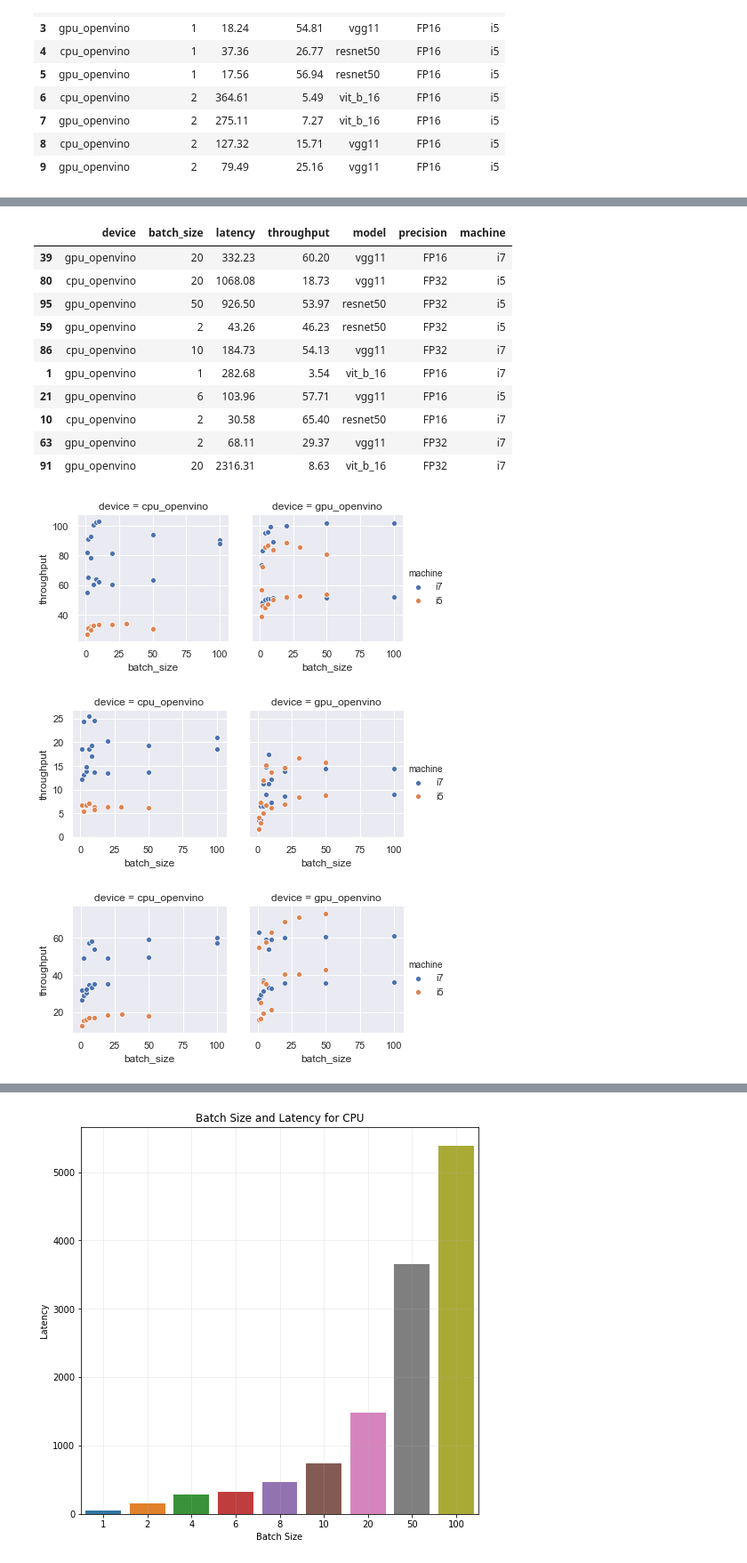
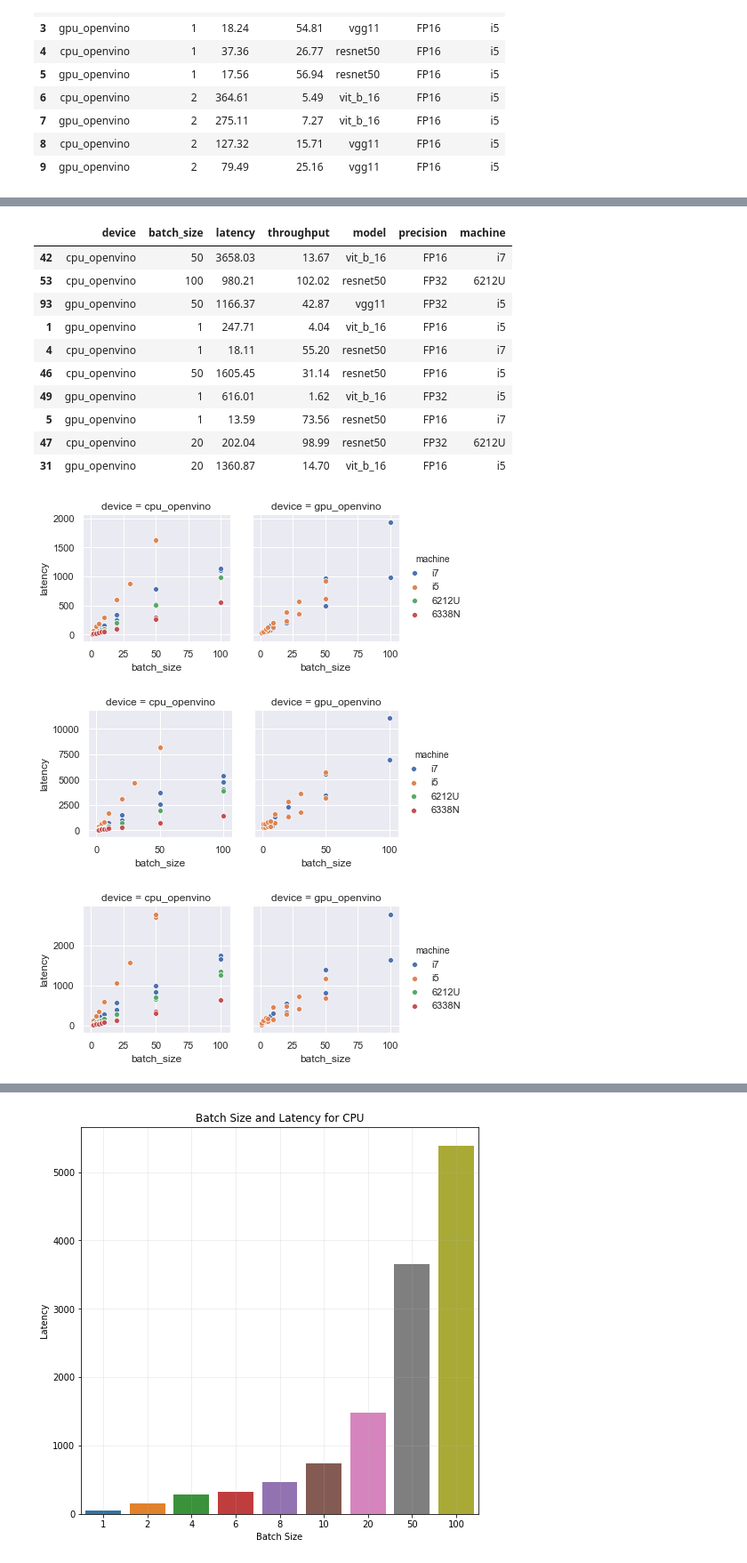
Before and after one commit to YashDalal10/DecisionTree_BMWChallenge, a Jupyter notebook: Data_Understanding.ipynb, the cells around one changed output, grey strips where cells are left out. Shown: that part at 89% size. Saved outputs shown, nothing was run; the diff lists cells and outputs as text; code cells hidden in the pictures.

Commit message:
new data 2

```diff
--- a/Data_Understanding.ipynb
+++ b/Data_Understanding.ipynb
@@ -69,0 +85,5 @@ data1.to_csv("i7_cleaned.csv", index = False)
+# %%
+data2['machine'] = '6212U'
+# %%
+data3 = pd.read_csv('result_0505-225258.csv', header = None, sep = ':', names = ['device','batch_size','latency','throughput','model','precision'])
+data3.head(10)
@@ -70,16 +102,18 @@ data1.to_csv("i7_cleaned.csv", index = False)
+# %%
+data3['machine'] = '6338N'
 # %%
-merged_data = pd.concat([data, data1])
+merged_data = pd.concat([data, data1, data2, data3])
 merged_data.sample(10)
 # %% [output]
 |  | device | batch_size | latency | throughput | model | precision | machine |
-| 39 | gpu_openvino | 20 | 332.23 | 60.20 | vgg11 | FP16 | i7 |
-| 80 | cpu_openvino | 20 | 1068.08 | 18.73 | vgg11 | FP32 | i5 |
-| 95 | gpu_openvino | 50 | 926.50 | 53.97 | resnet50 | FP32 | i5 |
-| 59 | gpu_openvino | 2 | 43.26 | 46.23 | resnet50 | FP32 | i5 |
-| 86 | cpu_openvino | 10 | 184.73 | 54.13 | vgg11 | FP32 | i7 |
-| 1 | gpu_openvino | 1 | 282.68 | 3.54 | vit_b_16 | FP16 | i7 |
-| 21 | gpu_openvino | 6 | 103.96 | 57.71 | vgg11 | FP16 | i5 |
-| 10 | cpu_openvino | 2 | 30.58 | 65.40 | resnet50 | FP16 | i7 |
-| 63 | gpu_openvino | 2 | 68.11 | 29.37 | vgg11 | FP32 | i7 |
-| 91 | gpu_openvino | 20 | 2316.31 | 8.63 | vit_b_16 | FP32 | i7 |
+| 42 | cpu_openvino | 50 | 3658.03 | 13.67 | vit_b_16 | FP16 | i7 |
+| 53 | cpu_openvino | 100 | 980.21 | 102.02 | resnet50 | FP32 | 6212U |
+| 93 | gpu_openvino | 50 | 1166.37 | 42.87 | vgg11 | FP32 | i5 |
+| 1 | gpu_openvino | 1 | 247.71 | 4.04 | vit_b_16 | FP16 | i5 |
+| 4 | cpu_openvino | 1 | 18.11 | 55.20 | resnet50 | FP16 | i7 |
+| 46 | cpu_openvino | 50 | 1605.45 | 31.14 | resnet50 | FP16 | i5 |
+| 49 | gpu_openvino | 1 | 616.01 | 1.62 | vit_b_16 | FP32 | i5 |
+| 5 | gpu_openvino | 1 | 13.59 | 73.56 | resnet50 | FP16 | i7 |
+| 47 | cpu_openvino | 20 | 202.04 | 98.99 | resnet50 | FP32 | 6212U |
+| 31 | gpu_openvino | 20 | 1360.87 | 14.70 | vit_b_16 | FP16 | i5 |
 # %%
@@ -87,33 +121,33 @@ merged_data.to_csv('merged_Data.csv', index = False)
 # %%
 resnet = merged_data[merged_data['model'] == 'resnet50']
 sns.set(rc={'figure.figsize':(12,12)})
 g = sns.FacetGrid(resnet, col = 'device', hue = 'machine')
-g.map(sns.scatterplot, 'batch_size', 'throughput')
+g.map(sns.scatterplot, 'batch_size', 'latency')
 g.add_legend()
-plt.savefig("batch_size_throughput_resnet.svg")
+plt.savefig("batch_size_latency_resnet.svg")
 plt.show()
 # %% [output]
-[figure, old version]
+[figure, new version]
 # %%
 vit = merged_data[merged_data['model'] == 'vit_b_16']
 sns.set(rc={'figure.figsize':(12,12)})
 g = sns.FacetGrid(vit, col = 'device', hue = 'machine')
-g.map(sns.scatterplot, 'batch_size', 'throughput')
+g.map(sns.scatterplot, 'batch_size', 'latency')
 g.add_legend()
-plt.savefig("batch_size_throughput_vit.svg")
+plt.savefig("batch_size_latency_vit.svg")
 plt.show()
 # %% [output]
-[figure, old version]
+[figure, new version]
 # %%
 vgg11 = merged_data[merged_data['model'] == 'vgg11']
 sns.set(rc={'figure.figsize':(12,12)})
 g = sns.FacetGrid(vgg11, col = 'device', hue = 'machine')
-g.map(sns.scatterplot, 'batch_size', 'throughput')
+g.map(sns.scatterplot, 'batch_size', 'latency')
 g.add_legend()
-plt.savefig("batch_size_throughput_vg11.svg")
+plt.savefig("batch_size_latency_vg11.svg")
 plt.show()
 # %% [output]
-[figure, old version]
+[figure, new version]
 # %%
 sns.catplot(data=merged_data, x="latency", y="model")
 plt.title("Latency and Model")
```
Also changed, not shown: parts of 11 cells of this notebook, 17 other files.
